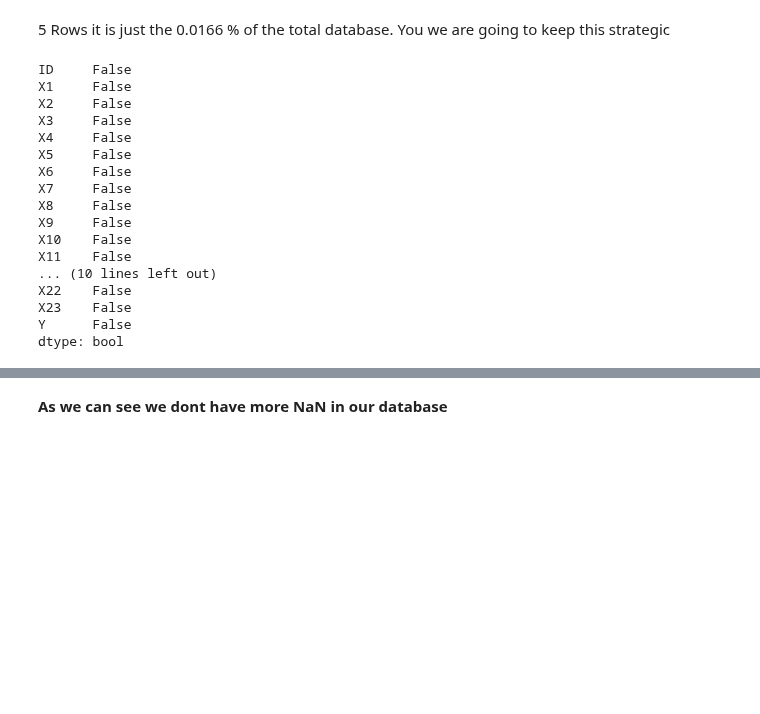
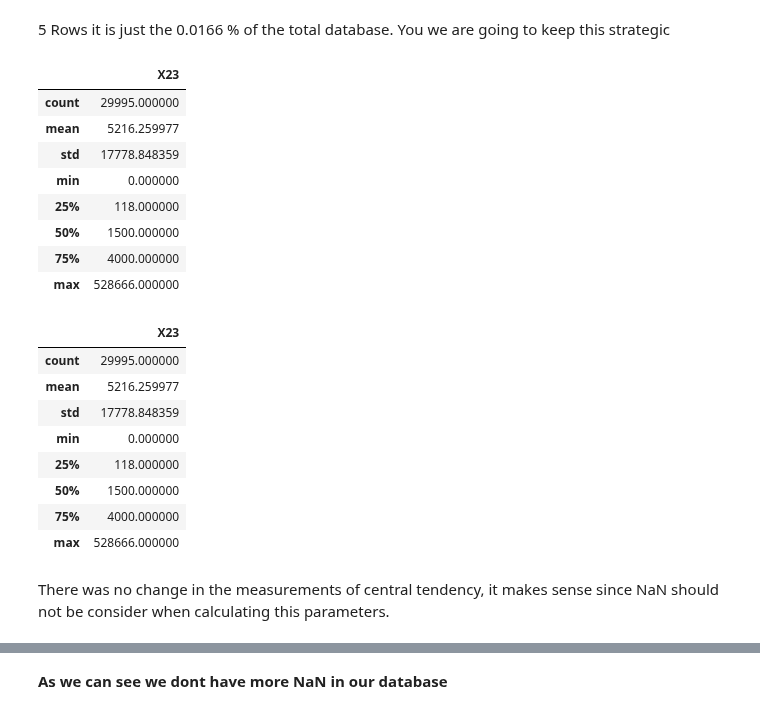
Before and after one commit to PosgradoMNA/actividades-del-projecto-team-1, a Jupyter notebook: Limpieza_de_Datos.ipynb, the cells around one changed output, grey strips where cells are left out. Drawn from its saved outputs; the diff is of its cells as text; code cells hidden in the pictures; blank space fills up the shorter version.

```diff
--- a/Limpieza_de_Datos.ipynb
+++ b/Limpieza_de_Datos.ipynb
@@ -479,23 +479,29 @@ dataframe[dataframe['X23'].isnull()]
 # %% [markdown]
 5 Rows it is just the 0.0166 % of the total database. You we are going to keep this strategic
+# %%
+dataframe[['X23']].describe() # we run thsi to evaluate how much it affected our central tendencies after our deletion.
+# %% [output]
+|  | X23 |
+| count | 29995.000000 |
+| mean | 5216.259977 |
+| std | 17778.848359 |
+| min | 0.000000 |
+| 25% | 118.000000 |
+| 50% | 1500.000000 |
+| 75% | 4000.000000 |
+| max | 528666.000000 |
 # %%
 dataframe=dataframe.dropna()
-dataframe.isnull().any()
+dataframe[['X23']].describe()
 # %% [output]
-ID     False
-X1     False
-X2     False
-X3     False
-X4     False
-X5     False
-X6     False
-X7     False
-X8     False
-X9     False
-X10    False
-X11    False
-... (10 lines left out)
-X22    False
-X23    False
-Y      False
-dtype: bool
+|  | X23 |
+| count | 29995.000000 |
+| mean | 5216.259977 |
+| std | 17778.848359 |
+| min | 0.000000 |
+| 25% | 118.000000 |
+| 50% | 1500.000000 |
+| 75% | 4000.000000 |
+| max | 528666.000000 |
+# %% [markdown]
+There was no change in the measurements of central tendency, it makes sense since NaN should not be consider when calculating this parameters.
```
Also changed, not shown: parts of 7 cells of this notebook.
